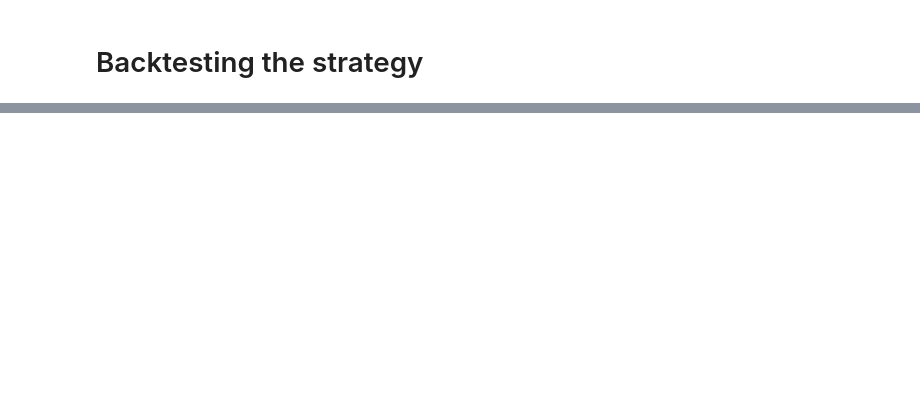
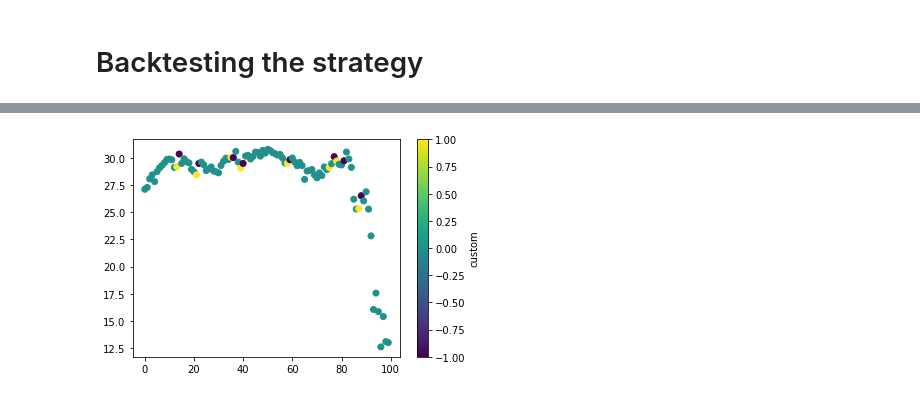
Before and after one commit to wentao-ju/Innovation-Lab-AI-Trading-System, a Jupyter notebook: NaiveBayesModeling/Testing.ipynb, the cells around one changed output, grey strips where cells are left out. Cells and saved outputs as stored; diff of their text form; code cells hidden in the pictures; blank space fills up the shorter version.

```diff
--- a/NaiveBayesModeling/Testing.ipynb
+++ b/NaiveBayesModeling/Testing.ipynb
@@ -158,0 +234,6 @@ ImportError: cannot import name 'warnings' from 'matplotlib.dates' (c:\users\fre
+# %%
+plt.scatter(range(100), fastquant_data.iloc[200:300]['Close'], c=fastquant_data.iloc[200:300]['custom'])
+plt.colorbar(label='custom') # 0 = hold, -1 = sell, 1 = buy
+plt.show()
+# %% [output]
+[figure, added]
```
Also changed, not shown: parts of 29 cells of this notebook, 3 other files.
